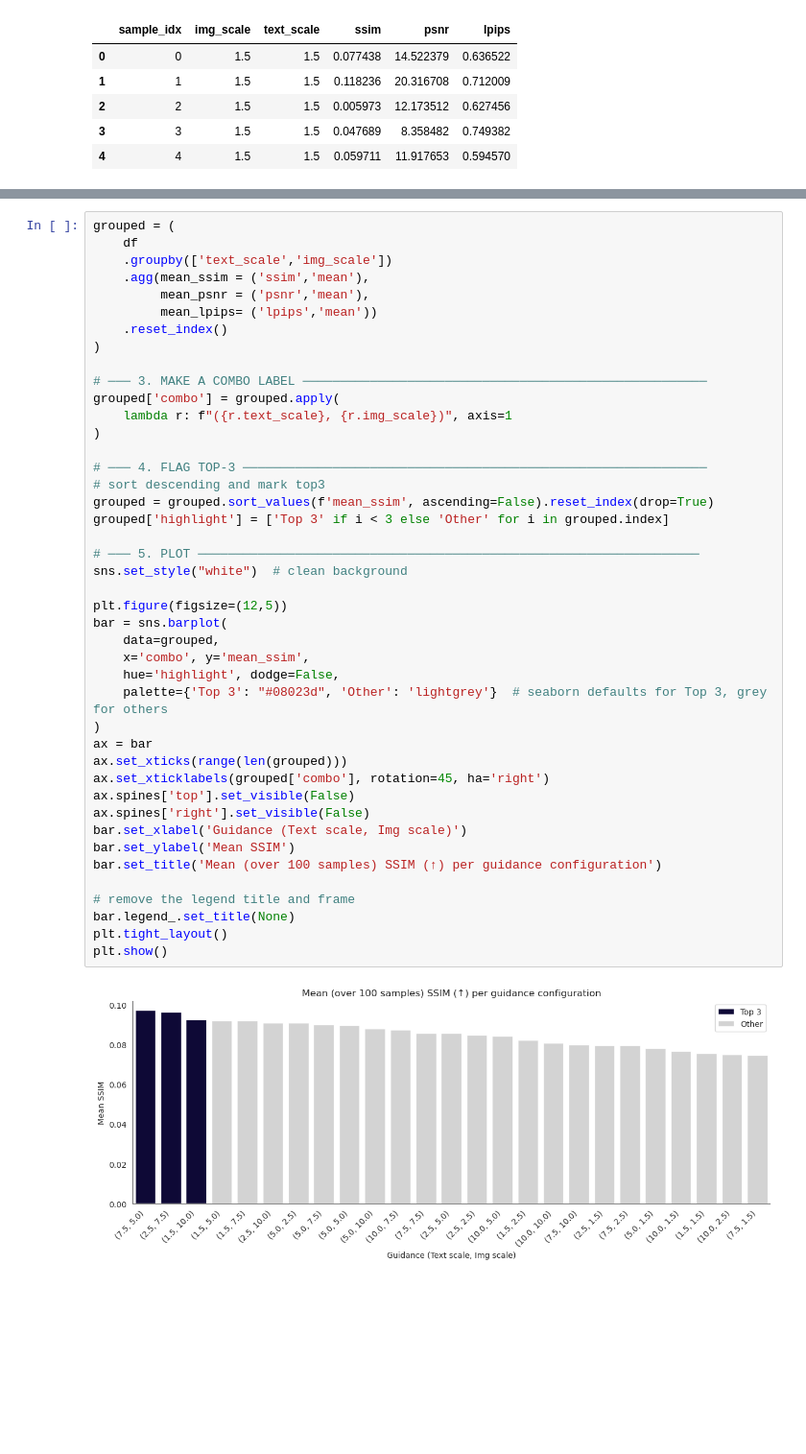
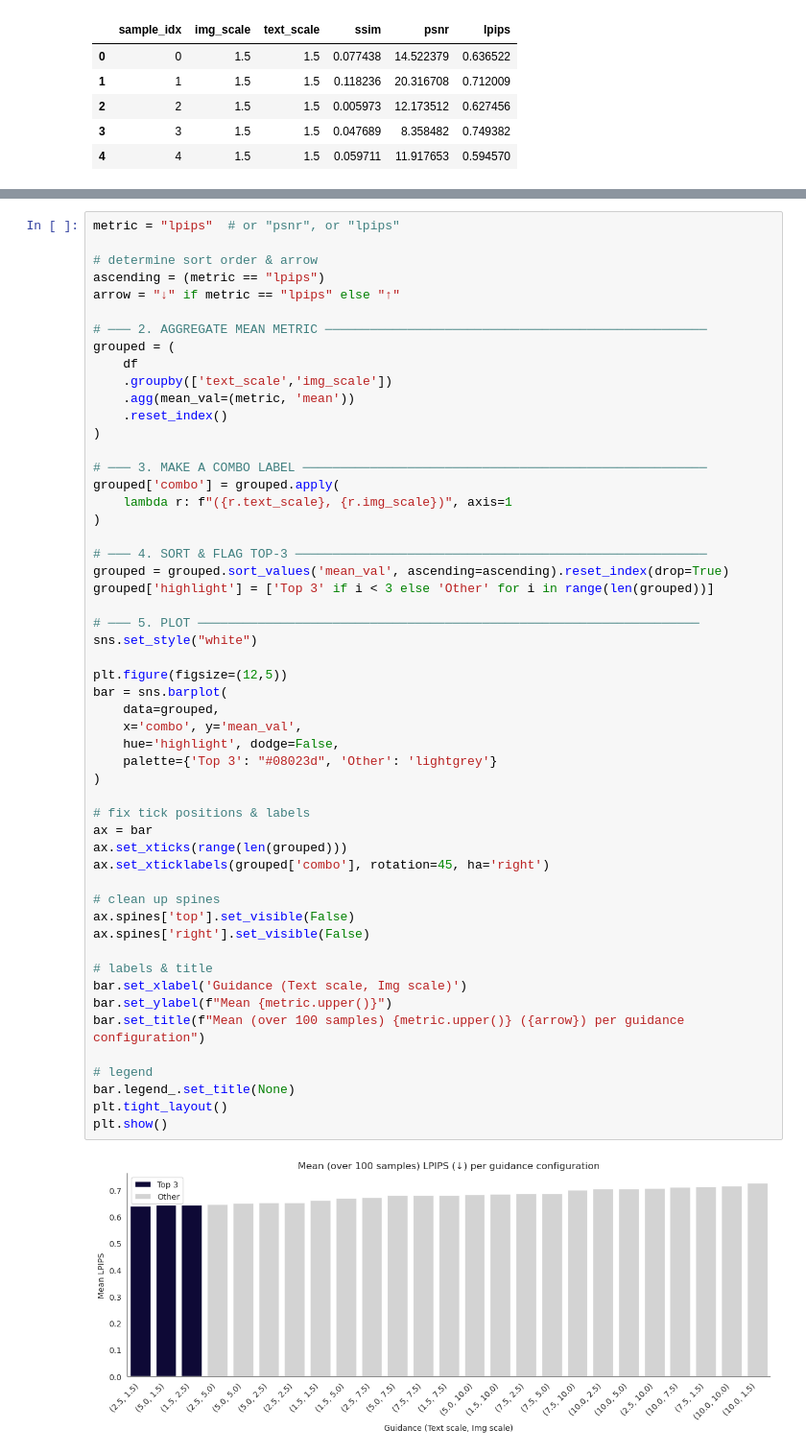
Before and after one commit to ludekcizinsky/garment-texture-completion, a Jupyter notebook: notebooks/post_training.ipynb, the cells around one changed output, grey strips where cells are left out. Shown at 96% size. Drawn from its saved outputs; the diff is of its cells as text; blank space fills up the shorter version.

```diff
--- a/notebooks/post_training.ipynb
+++ b/notebooks/post_training.ipynb
@@ -209,45 +202,55 @@ df.shape: (2500, 6)
 # %%
+metric = "lpips"  # or "psnr", or "lpips"
+
+# determine sort order & arrow
+ascending = (metric == "lpips")
+arrow = "↓" if metric == "lpips" else "↑"
+
+# ─── 2. AGGREGATE MEAN METRIC ───────────────────────────────────────────────────
 grouped = (
     df
     .groupby(['text_scale','img_scale'])
-    .agg(mean_ssim = ('ssim','mean'),
-         mean_psnr = ('psnr','mean'),
-         mean_lpips= ('lpips','mean'))
+    .agg(mean_val=(metric, 'mean'))
     .reset_index()
 )
 
 # ─── 3. MAKE A COMBO LABEL ──────────────────────────────────────────────────────
 grouped['combo'] = grouped.apply(
     lambda r: f"({r.text_scale}, {r.img_scale})", axis=1
 )
 
-# ─── 4. FLAG TOP-3 ──────────────────────────────────────────────────────────────
-# sort descending and mark top3
-grouped = grouped.sort_values(f'mean_ssim', ascending=False).reset_index(drop=True)
-grouped['highlight'] = ['Top 3' if i < 3 else 'Other' for i in grouped.index]
+# ─── 4. SORT & FLAG TOP-3 ───────────────────────────────────────────────────────
+grouped = grouped.sort_values('mean_val', ascending=ascending).reset_index(drop=True)
+grouped['highlight'] = ['Top 3' if i < 3 else 'Other' for i in range(len(grouped))]
 
 # ─── 5. PLOT ───────────────────────────────────────────────────────────────────
-sns.set_style("white")  # clean background
+sns.set_style("white")
 
 plt.figure(figsize=(12,5))
 bar = sns.barplot(
     data=grouped,
-    x='combo', y='mean_ssim',
+    x='combo', y='mean_val',
     hue='highlight', dodge=False,
-    palette={'Top 3': "#08023d", 'Other': 'lightgrey'}  # seaborn defaults for Top 3, grey for others
+    palette={'Top 3': "#08023d", 'Other': 'lightgrey'}
 )
+
+# fix tick positions & labels
 ax = bar
 ax.set_xticks(range(len(grouped)))
 ax.set_xticklabels(grouped['combo'], rotation=45, ha='right')
+
+# clean up spines
 ax.spines['top'].set_visible(False)
 ax.spines['right'].set_visible(False)
+
+# labels & title
 bar.set_xlabel('Guidance (Text scale, Img scale)')
-bar.set_ylabel('Mean SSIM')
-bar.set_title('Mean (over 100 samples) SSIM (↑) per guidance configuration')
+bar.set_ylabel(f"Mean {metric.upper()}")
+bar.set_title(f"Mean (over 100 samples) {metric.upper()} ({arrow}) per guidance configuration")
 
-# remove the legend title and frame
+# legend
 bar.legend_.set_title(None)
 plt.tight_layout()
 plt.show()
 # %% [output]
-[figure, old version]
+[figure, new version]
```
Also changed, not shown: parts of 4 cells of this notebook, 5 other files.
